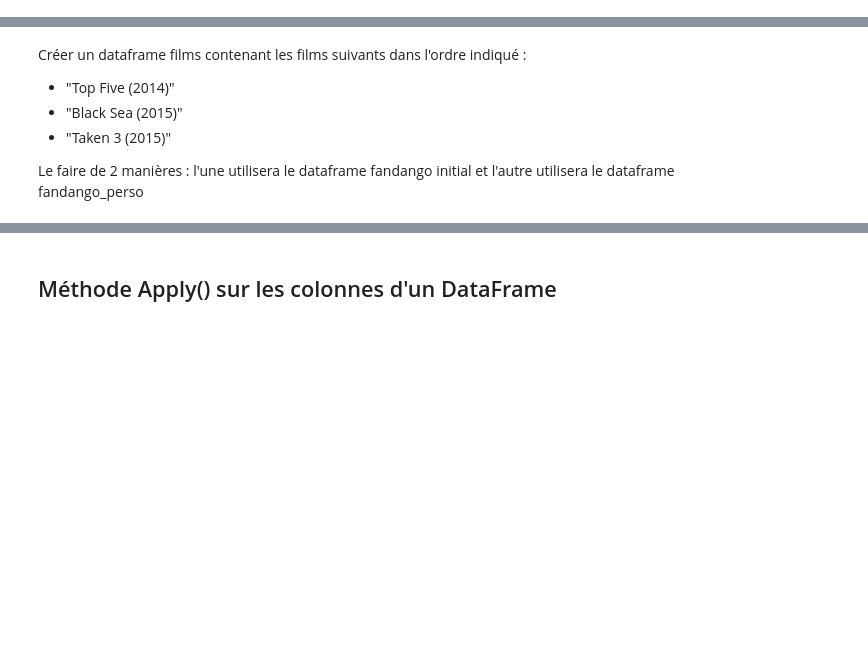
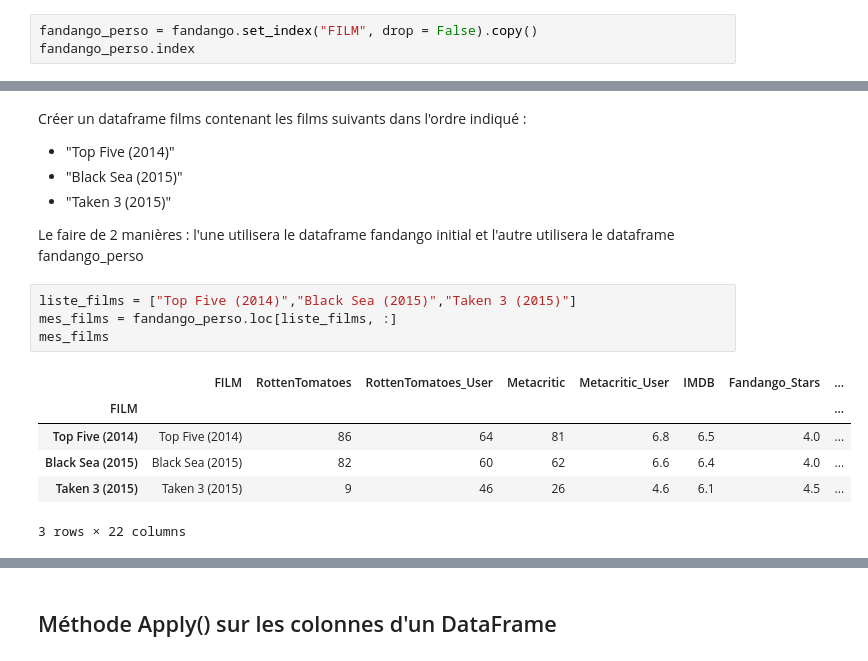
Before and after one commit to louiskuhn/IA-P2-Euskadi, a Jupyter notebook: Python/1. Analyse de données/Les objets DataFrames Pandas.ipynb, the cells around one changed output, grey strips where cells are left out. Saved outputs shown, nothing was run; the diff lists cells and outputs as text; blank space fills up the shorter version.

```diff
--- a/Python/1. Analyse de données/Les objets DataFrames Pandas.ipynb
+++ b/Python/1. Analyse de données/Les objets DataFrames Pandas.ipynb
@@ -80,3 +80,6 @@ fandango.iloc[[0, len(fandango) - 1], :]
 # %% [markdown]
 - Créer un nouveau dataframe fandango_perso avec la colonne 'FILM' comme index en utilisant la méthode set_index (remarque : on veut conserver la colonne 'FILM')
 - Afficher les indexes du DataFrame fandango_perso
+# %%
+fandango_perso = fandango.set_index("FILM", drop = False).copy()
+fandango_perso.index
@@ -89,3 +104,14 @@ Créer un dataframe films contenant les films suivants dans l'ordre indiqué :
 - "Taken 3 (2015)"
 
 Le faire de 2 manières : l'une utilisera le dataframe fandango initial et l'autre utilisera le dataframe fandango_perso
+# %%
+liste_films = ["Top Five (2014)","Black Sea (2015)","Taken 3 (2015)"]
+mes_films = fandango_perso.loc[liste_films, :]
+mes_films
+# %% [output]
+|  | FILM | RottenTomatoes | RottenTomatoes_User | Metacritic | Metacritic_User | IMDB | Fandango_Stars | ... |
+| FILM |  |  |  |  |  |  |  | ... |
+| Top Five (2014) | Top Five (2014) | 86 | 64 | 81 | 6.8 | 6.5 | 4.0 | ... |
+| Black Sea (2015) | Black Sea (2015) | 82 | 60 | 62 | 6.6 | 6.4 | 4.0 | ... |
+| Taken 3 (2015) | Taken 3 (2015) | 9 | 46 | 26 | 4.6 | 6.1 | 4.5 | ... |
+3 rows × 22 columns
```
Also changed, not shown: parts of 2 cells of this notebook.
